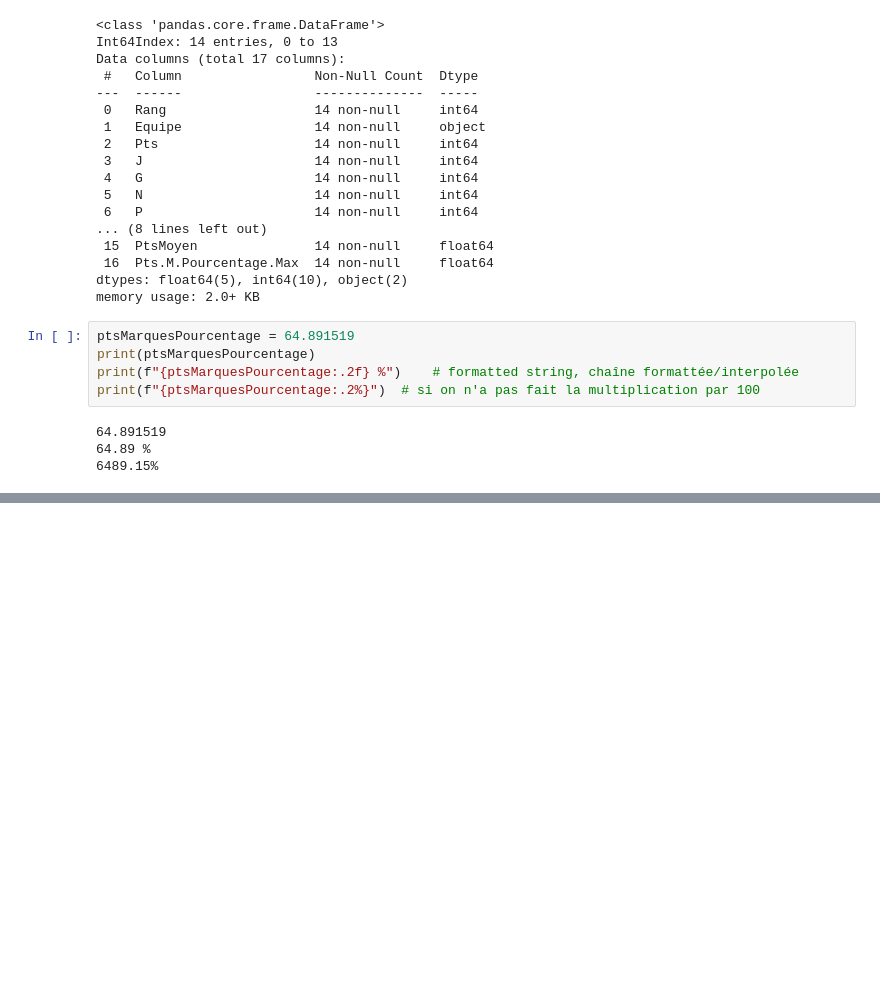
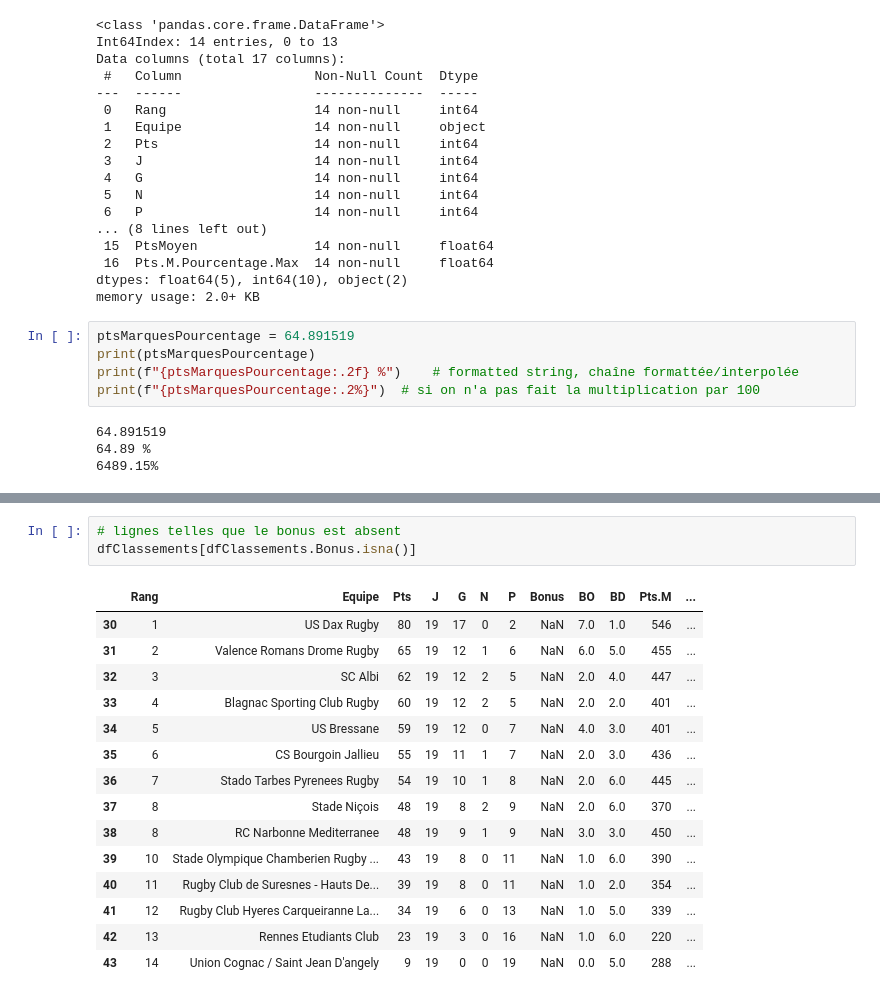
Before and after one commit to matthcol/python_rugby, a Jupyter notebook: 02-Pandas-Classements.ipynb, the cells around one changed output, grey strips where cells are left out. Cells and saved outputs as stored; diff of their text form; blank space fills up the shorter version.

```diff
--- a/02-Pandas-Classements.ipynb
+++ b/02-Pandas-Classements.ipynb
@@ -285,0 +487,19 @@ print(dfClassementTop14.to_string(formatters={
+# %%
+# lignes telles que le bonus est absent
+dfClassements[dfClassements.Bonus.isna()]
+# %% [output]
+|  | Rang | Equipe | Pts | J | G | N | P | Bonus | BO | BD | Pts.M | ... |
+| 30 | 1 | US Dax Rugby | 80 | 19 | 17 | 0 | 2 | NaN | 7.0 | 1.0 | 546 | ... |
+| 31 | 2 | Valence Romans Drome Rugby | 65 | 19 | 12 | 1 | 6 | NaN | 6.0 | 5.0 | 455 | ... |
+| 32 | 3 | SC Albi | 62 | 19 | 12 | 2 | 5 | NaN | 2.0 | 4.0 | 447 | ... |
+| 33 | 4 | Blagnac Sporting Club Rugby | 60 | 19 | 12 | 2 | 5 | NaN | 2.0 | 2.0 | 401 | ... |
+| 34 | 5 | US Bressane | 59 | 19 | 12 | 0 | 7 | NaN | 4.0 | 3.0 | 401 | ... |
+| 35 | 6 | CS Bourgoin Jallieu | 55 | 19 | 11 | 1 | 7 | NaN | 2.0 | 3.0 | 436 | ... |
+| 36 | 7 | Stado Tarbes Pyrenees Rugby | 54 | 19 | 10 | 1 | 8 | NaN | 2.0 | 6.0 | 445 | ... |
+| 37 | 8 | Stade Niçois | 48 | 19 | 8 | 2 | 9 | NaN | 2.0 | 6.0 | 370 | ... |
+| 38 | 8 | RC Narbonne Mediterranee | 48 | 19 | 9 | 1 | 9 | NaN | 3.0 | 3.0 | 450 | ... |
+| 39 | 10 | Stade Olympique Chamberien Rugby ... | 43 | 19 | 8 | 0 | 11 | NaN | 1.0 | 6.0 | 390 | ... |
+| 40 | 11 | Rugby Club de Suresnes - Hauts De... | 39 | 19 | 8 | 0 | 11 | NaN | 1.0 | 2.0 | 354 | ... |
+| 41 | 12 | Rugby Club Hyeres Carqueiranne La... | 34 | 19 | 6 | 0 | 13 | NaN | 1.0 | 5.0 | 339 | ... |
+| 42 | 13 | Rennes Etudiants Club | 23 | 19 | 3 | 0 | 16 | NaN | 1.0 | 6.0 | 220 | ... |
+| 43 | 14 | Union Cognac / Saint Jean D'angely | 9 | 19 | 0 | 0 | 19 | NaN | 0.0 | 5.0 | 288 | ... |
```
Also changed, not shown: parts of 27 cells of this notebook, 1 other file.
